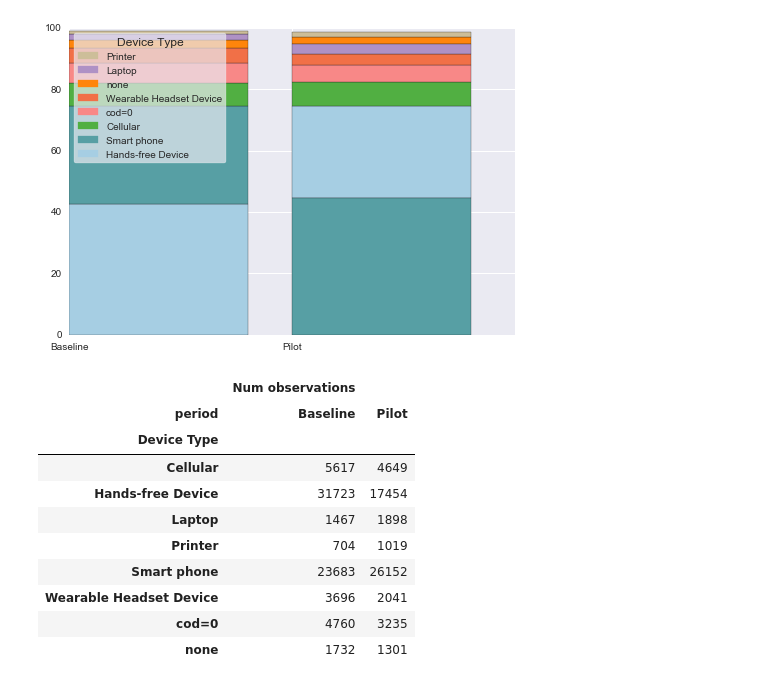
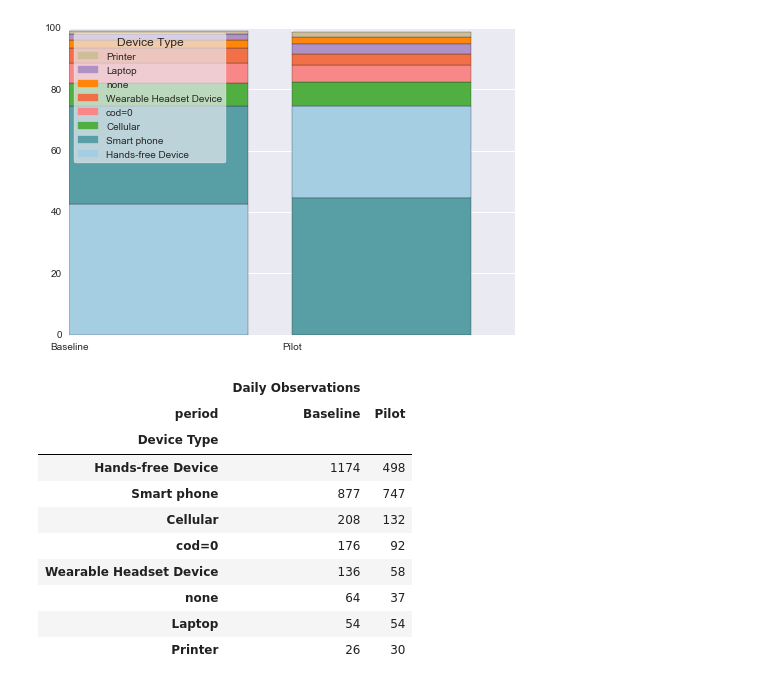
Before and after one commit to CityofToronto/bdit_king_pilot_dashboard, a Jupyter notebook: bluetooth/Baseline_device_filtering.ipynb, the cells around one changed output. Saved outputs shown, nothing was run; the diff lists cells and outputs as text; code cells hidden in the pictures.

```diff
--- a/bluetooth/Baseline_device_filtering.ipynb
+++ b/bluetooth/Baseline_device_filtering.ipynb
@@ -570,17 +588,19 @@ plt.legend(title="Device Type", handles=list(reversed(handles)), loc='upper left
 # %% [output]
 <matplotlib.legend.Legend at 0x...>
 [figure]
-# %%
-king_devices.pivot_table(index="Device Type", values=["Num observations"], columns='period')
-# %% [output]
-|  | Num observations |  |
-| period | Baseline | Pilot |
-| Device Type |  |  |
-| Cellular | 5617 | 4649 |
-| Hands-free Device | 31723 | 17454 |
-| Laptop | 1467 | 1898 |
-| Printer | 704 | 1019 |
-| Smart phone | 23683 | 26152 |
-| Wearable Headset Device | 3696 | 2041 |
-| cod=0 | 4760 | 3235 |
-| none | 1732 | 1301 |
+# %%
+pivoted = king_devices.pivot_table(index="Device Type", values=["Daily Observations"], columns='period')
+pivoted = pivoted.reindex(pivoted['Daily Observations'].sort_values('Baseline', ascending=False).index)
+pivoted
+# %% [output]
+|  | Daily Observations |  |
+| period | Baseline | Pilot |
+| Device Type |  |  |
+| Hands-free Device | 1174 | 498 |
+| Smart phone | 877 | 747 |
+| Cellular | 208 | 132 |
+| cod=0 | 176 | 92 |
+| Wearable Headset Device | 136 | 58 |
+| none | 64 | 37 |
+| Laptop | 54 | 54 |
+| Printer | 26 | 30 |
```
Also changed, not shown: parts of 17 cells of this notebook.
